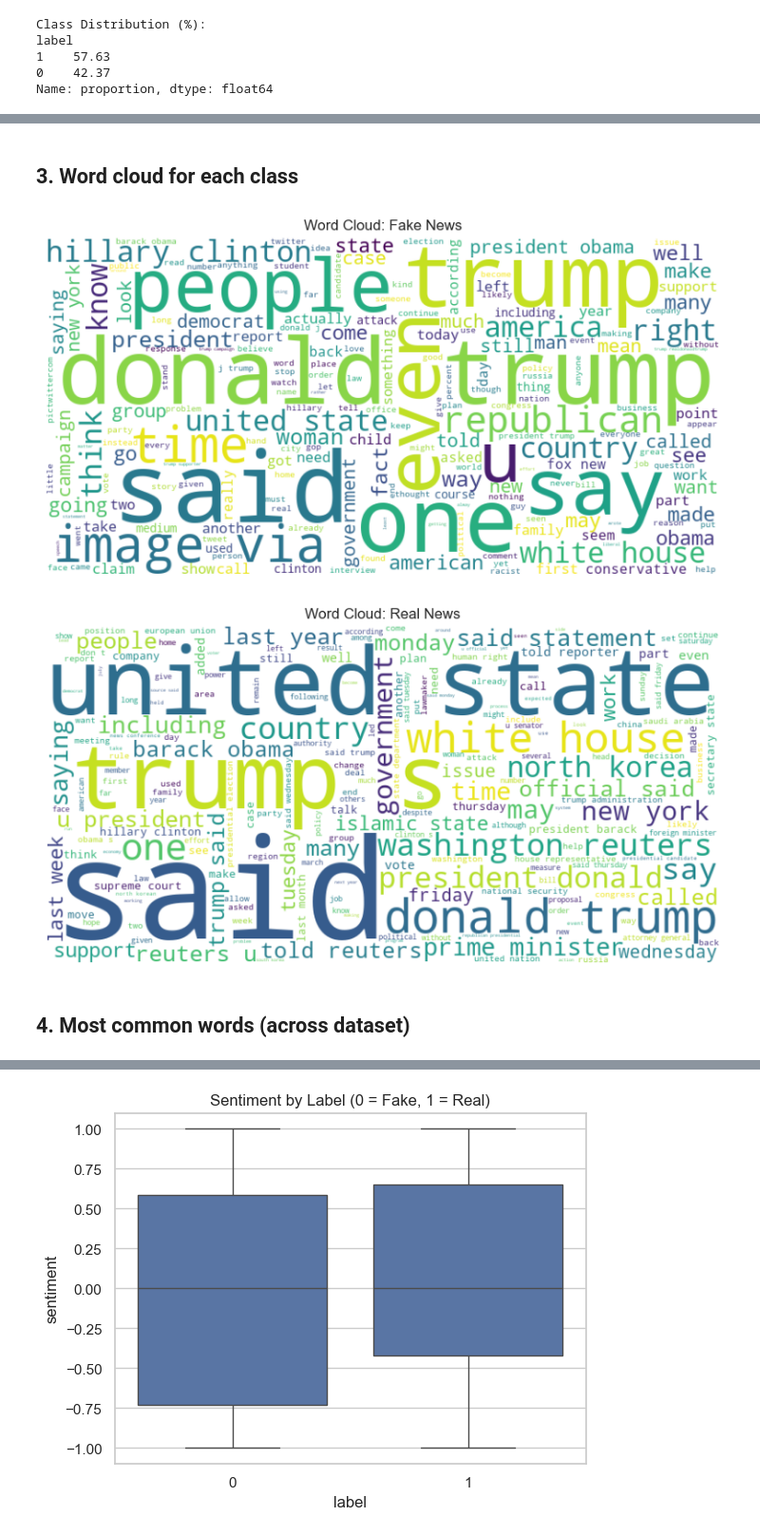
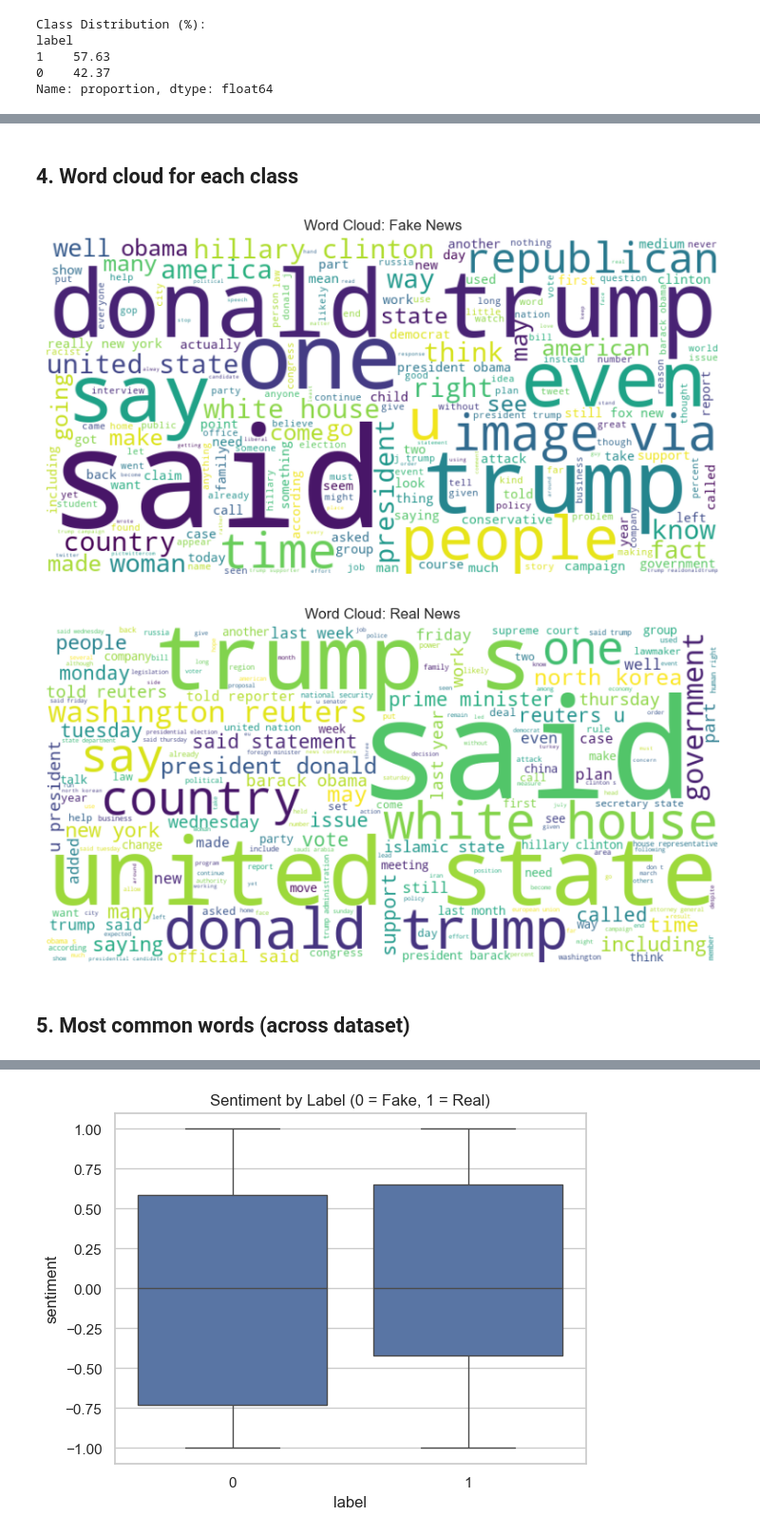
Before and after one commit to NeuroRaptor/Fake-News-Detection, a Jupyter notebook: notebooks/03_Exploratory_Data_Analysis.ipynb, the cells around one changed output, grey strips where cells are left out. Shown at 95% size. Saved outputs shown, nothing was run; the diff lists cells and outputs as text; code cells hidden in the pictures.

```diff
--- a/notebooks/03_Exploratory_Data_Analysis.ipynb
+++ b/notebooks/03_Exploratory_Data_Analysis.ipynb
@@ -45,17 +82,17 @@ Name: proportion, dtype: float64
 # %% [markdown]
-## 3. Word cloud for each class
+## 4. Word cloud for each class
 # %%
 for label_value, label_name in zip([0, 1], ['Fake News', 'Real News']):
-    text = ' '.join(fakenews_df[fakenews_df['label'] == label_value]['processed_text'].astype(str))
+    text = ' '.join(fakenews_balanced_df[fakenews_balanced_df['label'] == label_value]['processed_text'].astype(str))
     wordcloud = WordCloud(width=800, height=400, background_color='white').generate(text)
     plt.figure(figsize=(10, 5))
     plt.imshow(wordcloud, interpolation='bilinear')
     plt.axis('off')
     plt.title(f'Word Cloud: {label_name}')
     plt.show()
 # %% [output]
-[figure, old version]
+[figure, new version]
-[figure, old version]
+[figure, new version]
 # %% [markdown]
-## 4. Most common words (across dataset)
+## 5. Most common words (across dataset)
 # %%
```
Also changed, not shown: parts of 32 cells of this notebook, 1 other file.
